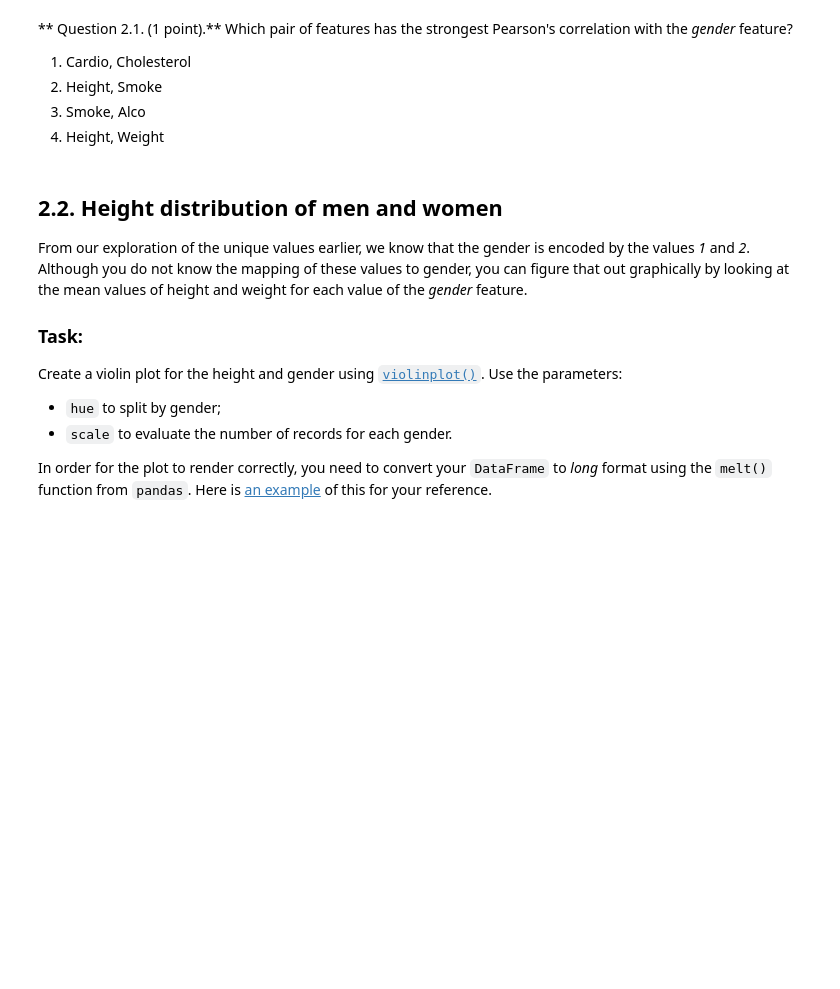
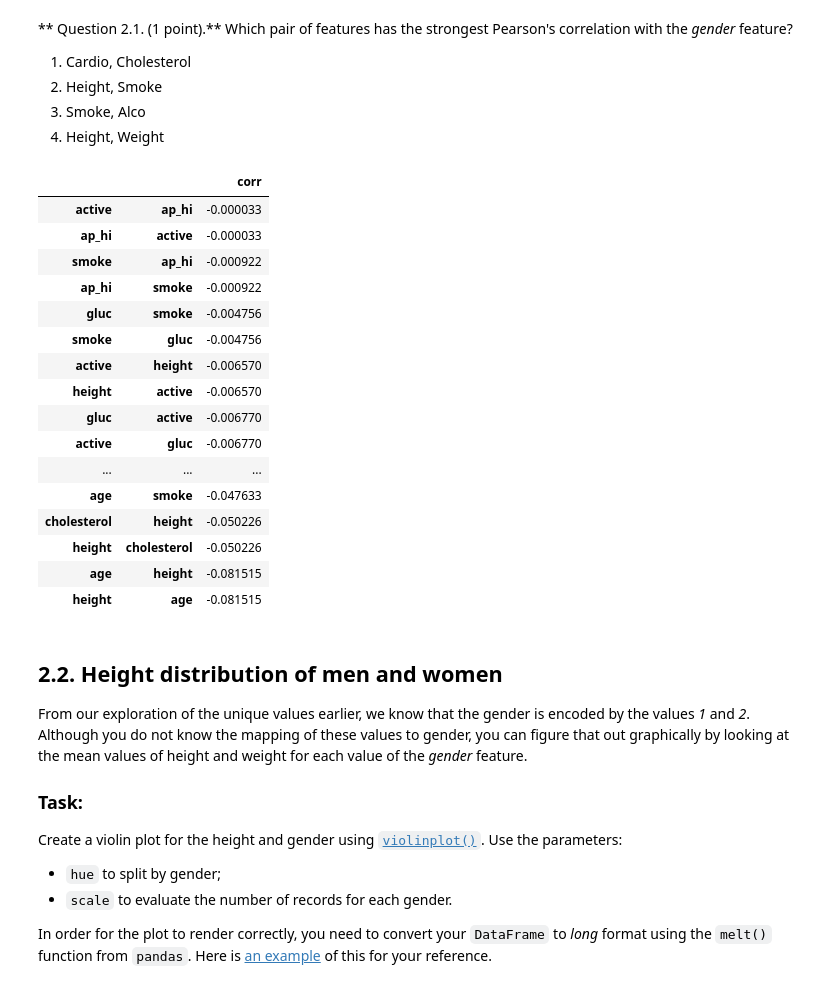
Before and after one commit to iakubovskii7/Data_Science_Course, a Jupyter notebook: DataAnalysis/Homeworks/HW2.ipynb, the cells around one changed output. Cells and saved outputs as stored; diff of their text form; code cells hidden in the pictures; blank space fills up the shorter version.

```diff
--- a/DataAnalysis/Homeworks/HW2.ipynb
+++ b/DataAnalysis/Homeworks/HW2.ipynb
@@ -252,3 +252,26 @@ Plot a correlation matrix using [`heatmap()`](http://seaborn.pydata.org/generate
 2. Height, Smoke
 3. Smoke, Alco
 4. Height, Weight
+# %%
+df.drop("id", axis=1).corr().stack().to_frame("corr").\
+    query("corr != 1").\
+    query("corr < 0").\
+    sort_values("corr", ascending=False)
+# %% [output]
+|  |  | corr |
+| active | ap_hi | -0.000033 |
+| ap_hi | active | -0.000033 |
+| smoke | ap_hi | -0.000922 |
+| ap_hi | smoke | -0.000922 |
+| gluc | smoke | -0.004756 |
+| smoke | gluc | -0.004756 |
+| active | height | -0.006570 |
+| height | active | -0.006570 |
+| gluc | active | -0.006770 |
+| active | gluc | -0.006770 |
+| ... | ... | ... |
+| age | smoke | -0.047633 |
+| cholesterol | height | -0.050226 |
+| height | cholesterol | -0.050226 |
+| age | height | -0.081515 |
+| height | age | -0.081515 |
```
Also changed, not shown: parts of 7 cells of this notebook.
